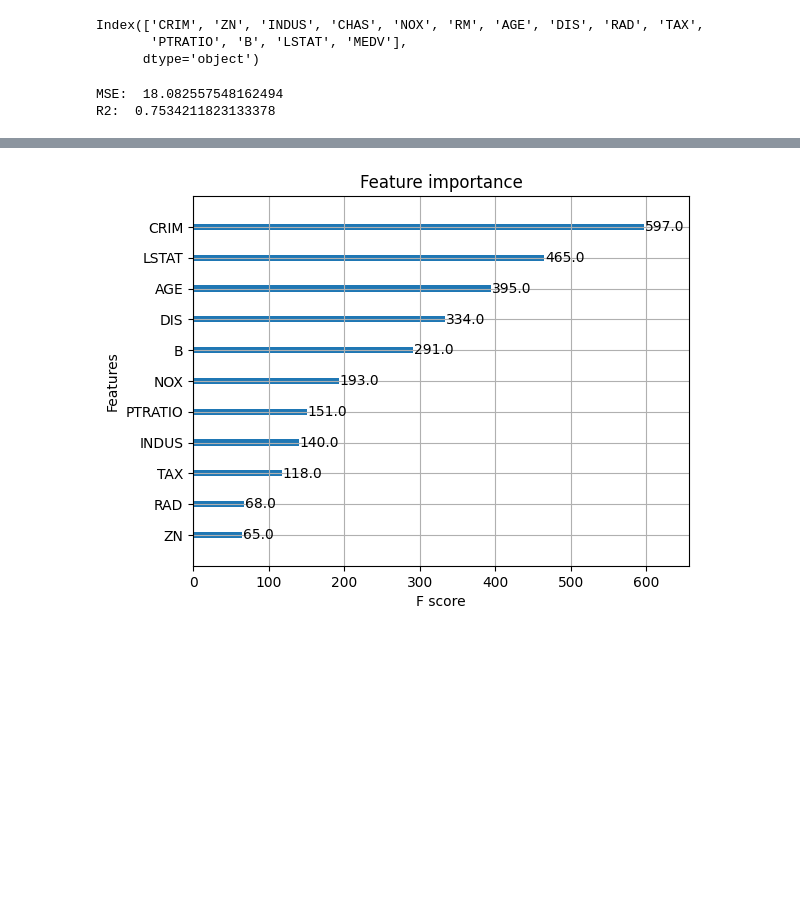
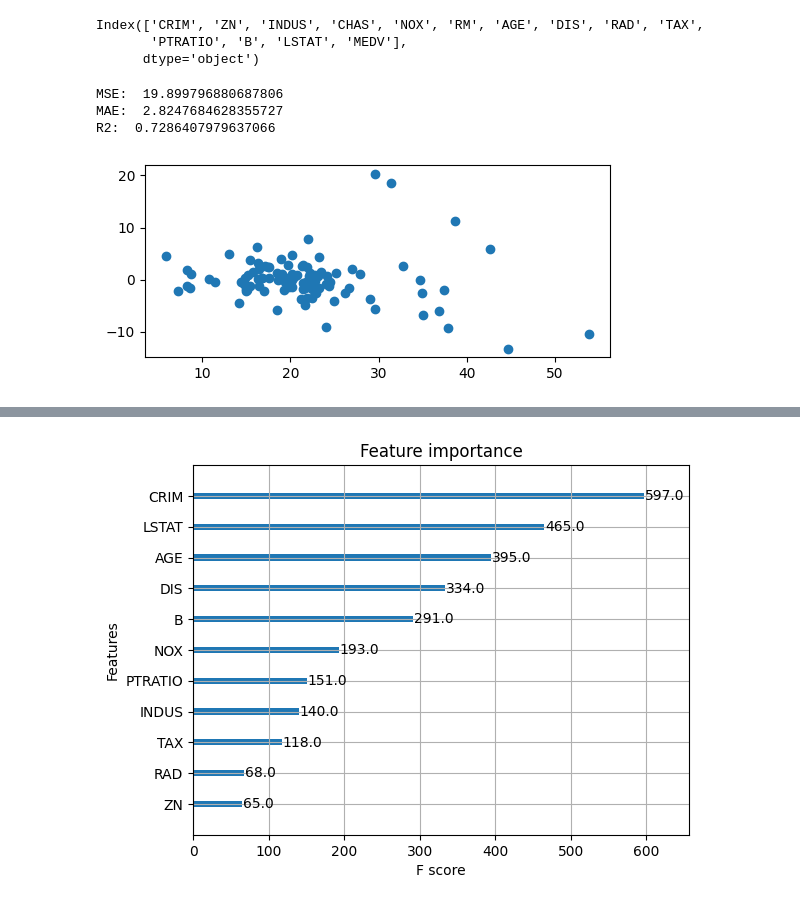
Before and after one commit to Luis-ramirez-r/predictive_maintenance, a Jupyter notebook: notebooks/Clase46.ipynb, the cells around one changed output, grey strips where cells are left out. Cells and saved outputs as stored; diff of their text form; code cells hidden in the pictures; blank space fills up the shorter version.

```diff
--- a/notebooks/Clase46.ipynb
+++ b/notebooks/Clase46.ipynb
@@ -65,13 +65,24 @@ xgb_model.fit(X_train, y_train)
 # make predictions
 y_pred = xgb_model.predict(X_test)
 # %%
-
-
 print('MSE: ', mean_squared_error(y_test, y_pred))
+print ('MAE: ', mean_absolute_error(y_test, y_pred))
 print('R2: ', r2_score(y_test, y_pred))
 # %% [output]
-MSE:  18.082557548162494
-R2:  0.7534211823133378
+MSE:  19.899796880687806
+MAE:  2.8247684628355727
+R2:  0.7286407979637066
+# %%
+# Calculate errors
+
+residual = y_test - y_pred
+
+# Plot the residuals after fitting a linear model
+
+fig, ax = plt.subplots(figsize=(6,2.5))
+_ = ax.scatter(y_pred, residual)
+# %% [output]
+[figure, added]
 # %%
 # show the feature importance
 xgb.plot_importance(xgb_model)
```
Also changed, not shown: parts of 16 cells of this notebook.
